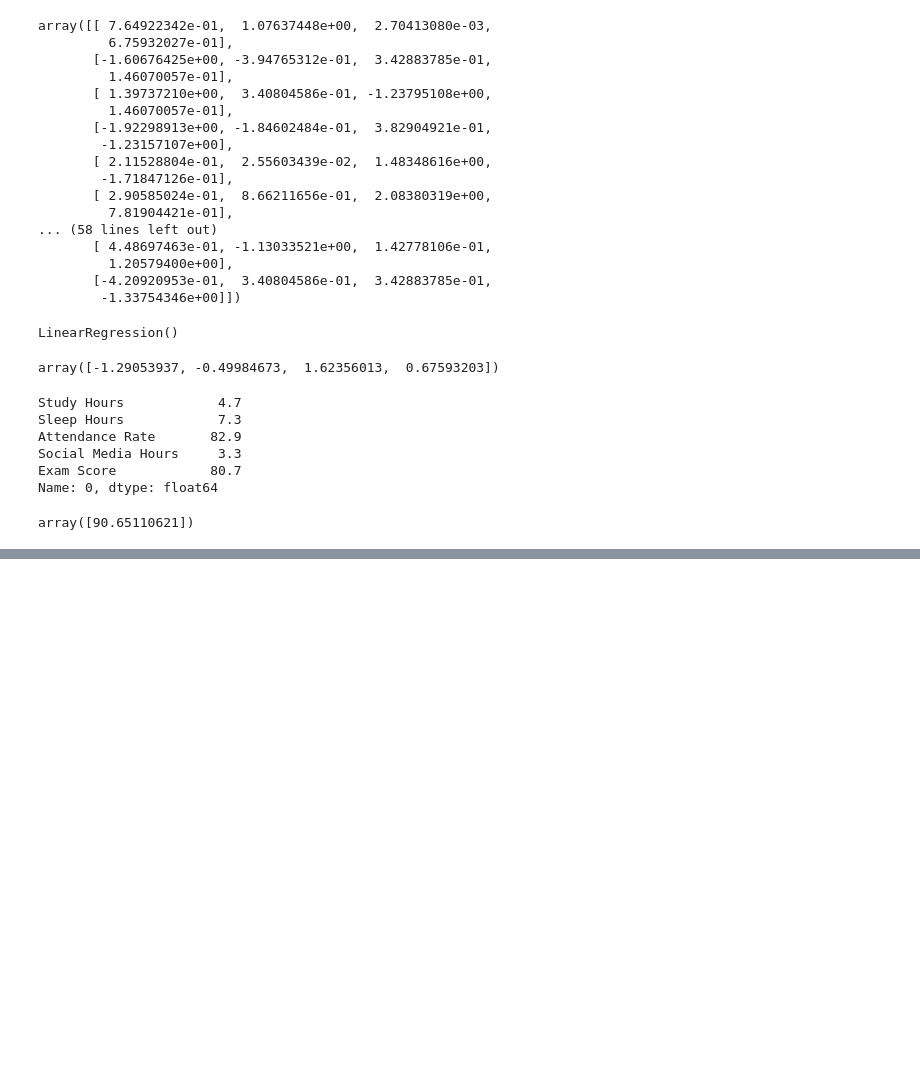
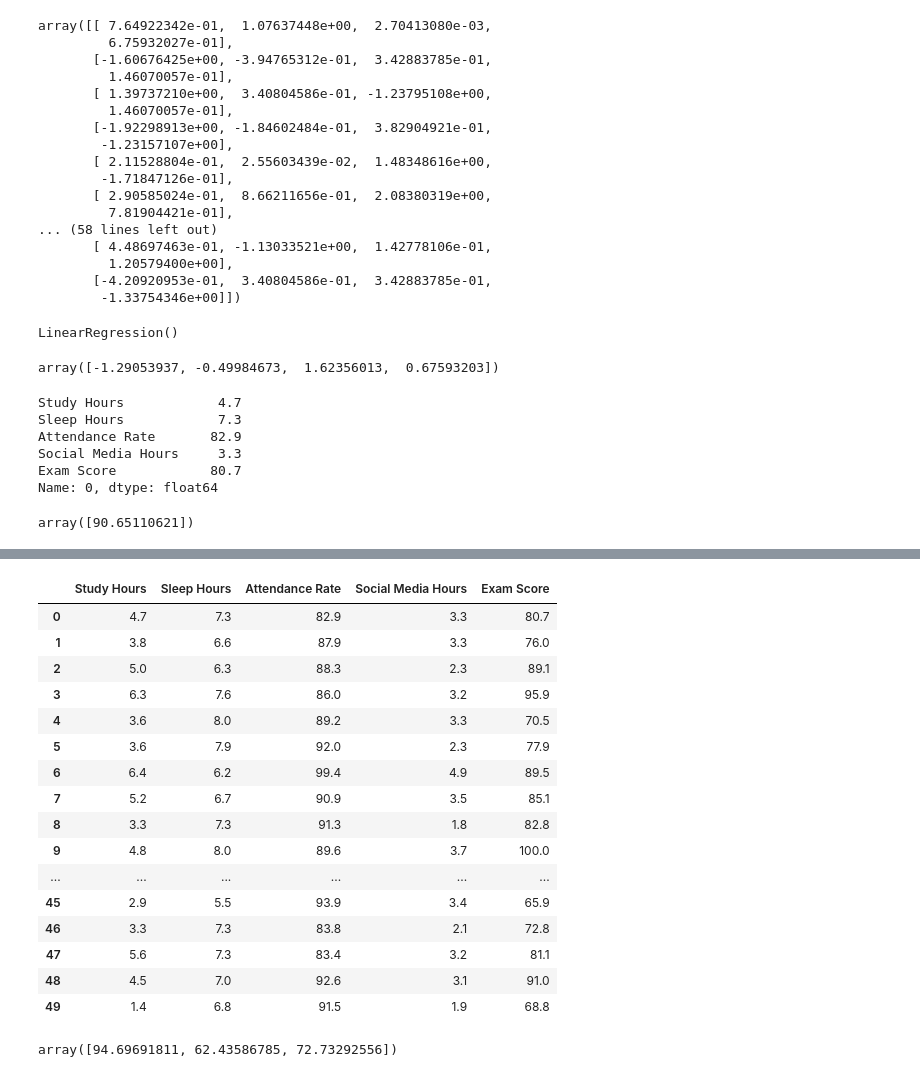
Before and after one commit to byt23/Machine-Learning, a Jupyter notebook: Multiple Linear Regression/multiple_linear_regression.ipynb, the cells around one changed output, grey strips where cells are left out. Saved outputs shown, nothing was run; the diff lists cells and outputs as text; code cells hidden in the pictures; blank space fills up the shorter version.

```diff
--- a/Multiple Linear Regression/multiple_linear_regression.ipynb
+++ b/Multiple Linear Regression/multiple_linear_regression.ipynb
@@ -191,0 +296,20 @@ array([90.65110621])
+# %%
+df
+# %% [output]
+|  | Study Hours | Sleep Hours | Attendance Rate | Social Media Hours | Exam Score |
+| 0 | 4.7 | 7.3 | 82.9 | 3.3 | 80.7 |
+| 1 | 3.8 | 6.6 | 87.9 | 3.3 | 76.0 |
+| 2 | 5.0 | 6.3 | 88.3 | 2.3 | 89.1 |
+| 3 | 6.3 | 7.6 | 86.0 | 3.2 | 95.9 |
+| 4 | 3.6 | 8.0 | 89.2 | 3.3 | 70.5 |
+| 5 | 3.6 | 7.9 | 92.0 | 2.3 | 77.9 |
+| 6 | 6.4 | 6.2 | 99.4 | 4.9 | 89.5 |
+| 7 | 5.2 | 6.7 | 90.9 | 3.5 | 85.1 |
+| 8 | 3.3 | 7.3 | 91.3 | 1.8 | 82.8 |
+| 9 | 4.8 | 8.0 | 89.6 | 3.7 | 100.0 |
+| ... | ... | ... | ... | ... | ... |
+| 45 | 2.9 | 5.5 | 93.9 | 3.4 | 65.9 |
+| 46 | 3.3 | 7.3 | 83.8 | 2.1 | 72.8 |
+| 47 | 5.6 | 7.3 | 83.4 | 3.2 | 81.1 |
+| 48 | 4.5 | 7.0 | 92.6 | 3.1 | 91.0 |
+| 49 | 1.4 | 6.8 | 91.5 | 1.9 | 68.8 |
@@ -191,0 +322,4 @@ array([90.65110621])
+# %%
+regression.predict(scaler.transform(students))
+# %% [output]
+array([94.69691811, 62.43586785, 72.73292556])
```
Also changed, not shown: parts of 19 cells of this notebook.
